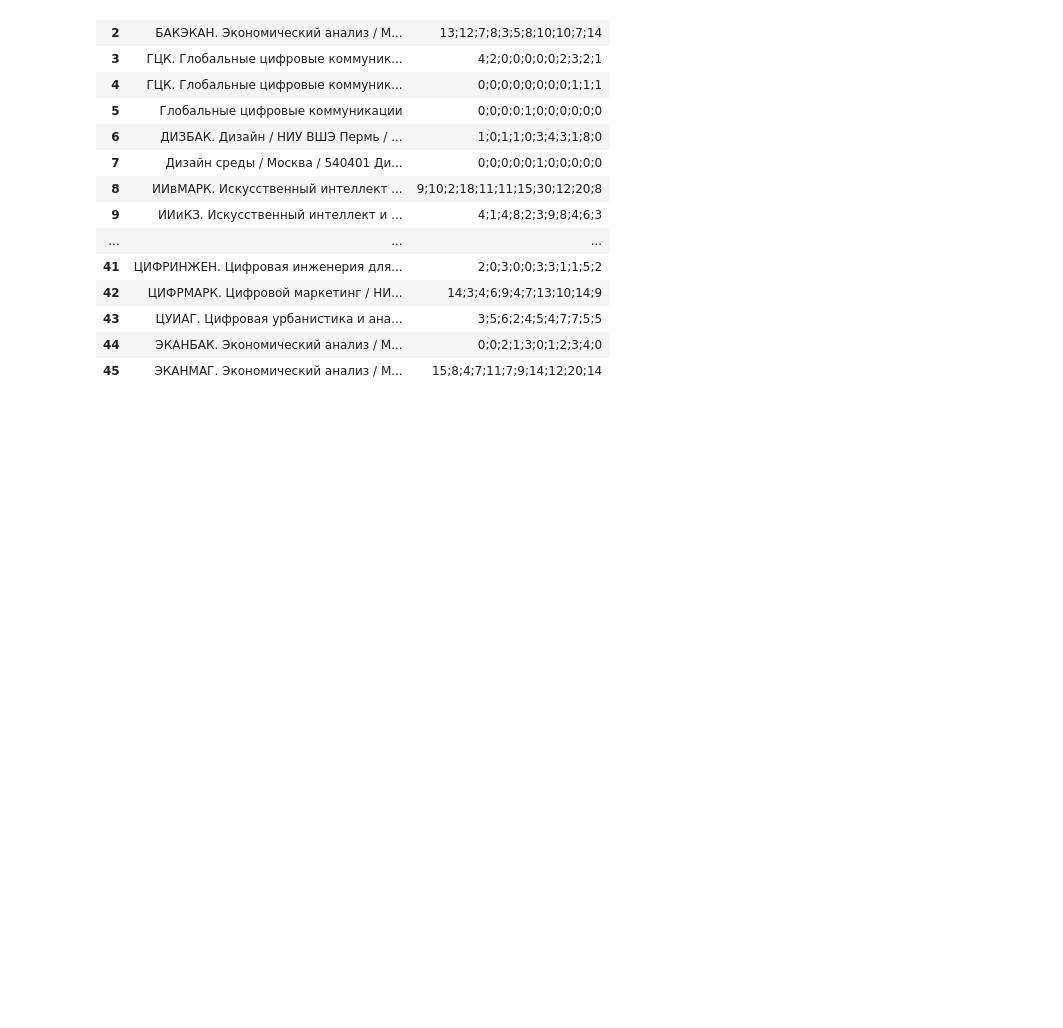
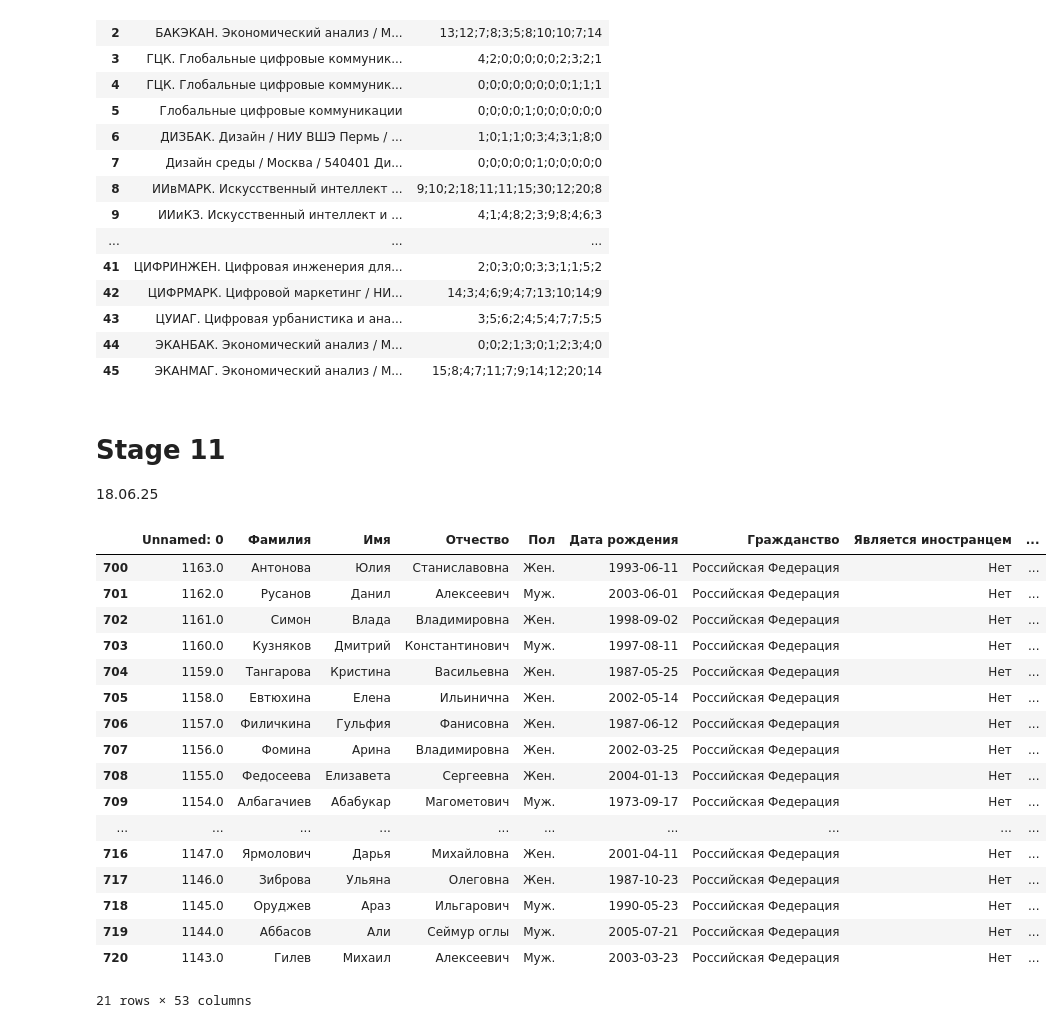
Before and after one commit to iasonov/HSE_dashboard, a Jupyter notebook: src/test.ipynb, the cells around one changed output. Saved outputs shown, nothing was run; the diff lists cells and outputs as text; code cells hidden in the pictures; blank space fills up the shorter version.

```diff
--- a/src/test.ipynb
+++ b/src/test.ipynb
@@ -3119,3 +3119,6 @@ display(result)
 | 43 | ЦУИАГ. Цифровая урбанистика и ана... | 3;5;6;2;4;5;4;7;7;5;5 |
 | 44 | ЭКАНБАК. Экономический анализ / М... | 0;0;2;1;3;0;1;2;3;4;0 |
 | 45 | ЭКАНМАГ. Экономический анализ / М... | 15;8;4;7;11;7;9;14;12;20;14 |
+# %% [markdown]
+# Stage 11
+18.06.25
@@ -3121,0 +3127,24 @@ display(result)
+# %%
+df = pd.read_excel("../data/asav.xlsx", skiprows=1, usecols="A:AB, CY:DW")
+df = df.dropna(how='all', ignore_index=True)
+#pd.to_datetime(df[df.columns[-1]], errors='raise')
+display(df.loc[700:720]) #[df.loc[518:601, df.columns[-1]] != '2025-05-20 00:00:00'])
+# %% [output]
+|  | Unnamed: 0 | Фамилия | Имя | Отчество | Пол | Дата рождения | Гражданство | Является иностранцем | ... |
+| 700 | 1163.0 | Антонова | Юлия | Станиславовна | Жен. | 1993-06-11 | Российская Федерация | Нет | ... |
+| 701 | 1162.0 | Русанов | Данил | Алексеевич | Муж. | 2003-06-01 | Российская Федерация | Нет | ... |
+| 702 | 1161.0 | Симон | Влада | Владимировна | Жен. | 1998-09-02 | Российская Федерация | Нет | ... |
+| 703 | 1160.0 | Кузняков | Дмитрий | Константинович | Муж. | 1997-08-11 | Российская Федерация | Нет | ... |
+| 704 | 1159.0 | Тангарова | Кристина | Васильевна | Жен. | 1987-05-25 | Российская Федерация | Нет | ... |
+| 705 | 1158.0 | Евтюхина | Елена | Ильинична | Жен. | 2002-05-14 | Российская Федерация | Нет | ... |
+| 706 | 1157.0 | Филичкина | Гульфия | Фанисовна | Жен. | 1987-06-12 | Российская Федерация | Нет | ... |
+| 707 | 1156.0 | Фомина | Арина | Владимировна | Жен. | 2002-03-25 | Российская Федерация | Нет | ... |
+| 708 | 1155.0 | Федосеева | Елизавета | Сергеевна | Жен. | 2004-01-13 | Российская Федерация | Нет | ... |
+| 709 | 1154.0 | Албагачиев | Абабукар | Магометович | Муж. | 1973-09-17 | Российская Федерация | Нет | ... |
+| ... | ... | ... | ... | ... | ... | ... | ... | ... | ... |
+| 716 | 1147.0 | Ярмолович | Дарья | Михайловна | Жен. | 2001-04-11 | Российская Федерация | Нет | ... |
+| 717 | 1146.0 | Зиброва | Ульяна | Олеговна | Жен. | 1987-10-23 | Российская Федерация | Нет | ... |
+| 718 | 1145.0 | Оруджев | Араз | Ильгарович | Муж. | 1990-05-23 | Российская Федерация | Нет | ... |
+| 719 | 1144.0 | Аббасов | Али | Сеймур оглы | Муж. | 2005-07-21 | Российская Федерация | Нет | ... |
+| 720 | 1143.0 | Гилев | Михаил | Алексеевич | Муж. | 2003-03-23 | Российская Федерация | Нет | ... |
+21 rows × 53 columns
```
Also changed, not shown: parts of 4 cells of this notebook, 4 other files.
